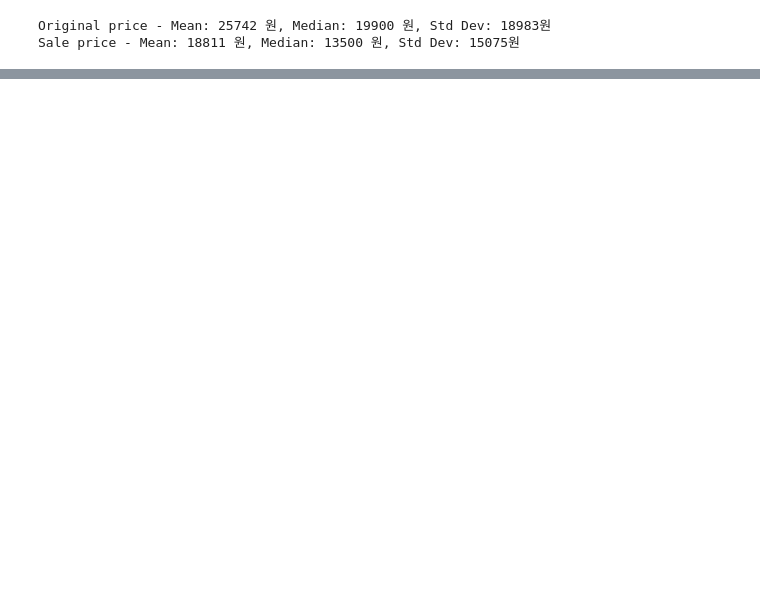
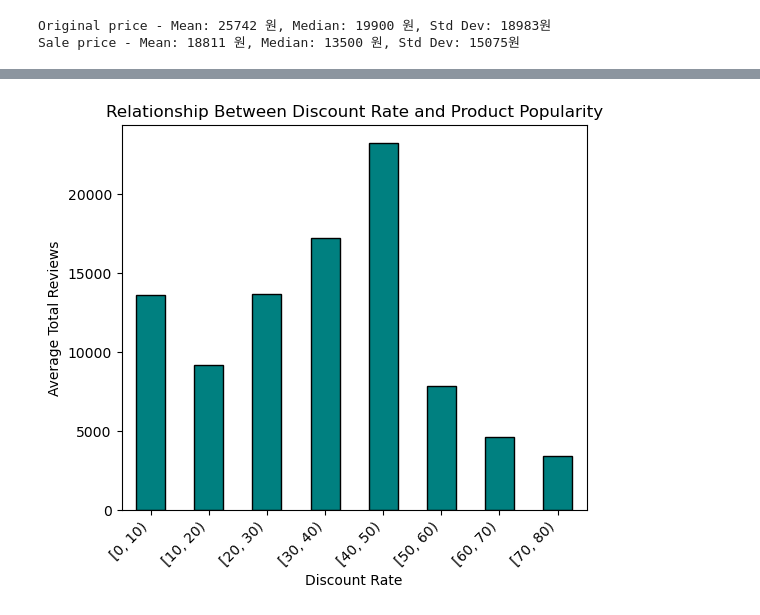
Before and after one commit to jimin0/SWP_HW, a Jupyter notebook: coupang_visualization.ipynb, the cells around one changed output, grey strips where cells are left out. Saved outputs shown, nothing was run; the diff lists cells and outputs as text; code cells hidden in the pictures; blank space fills up the shorter version.

```diff
--- a/coupang_visualization.ipynb
+++ b/coupang_visualization.ipynb
@@ -121,0 +137,18 @@ df_sorted_by_reviews.head(5)
+# %%
+""""
+1. What is the relationship between the discount rate and the popularity of the product?
+"""
+
+# Grouping data by discount group and calculating the average number of total reviews for each group
+average_reviews_by_discount = data.groupby('discount_group')['total_reviews'].mean()
+
+# Plotting the relationship between discount rate and product popularity (measured by average total reviews)
+plt.figure(figsize=(6, 5))
+average_reviews_by_discount.plot(kind='bar', color='teal', edgecolor='black')
+plt.title('Relationship Between Discount Rate and Product Popularity')
+plt.xlabel('Discount Rate')
+plt.ylabel('Average Total Reviews')
+plt.xticks(rotation=45, ha="right")
+plt.show()
+# %% [output]
+[figure, added]
```
Also changed, not shown: parts of 7 cells of this notebook.
